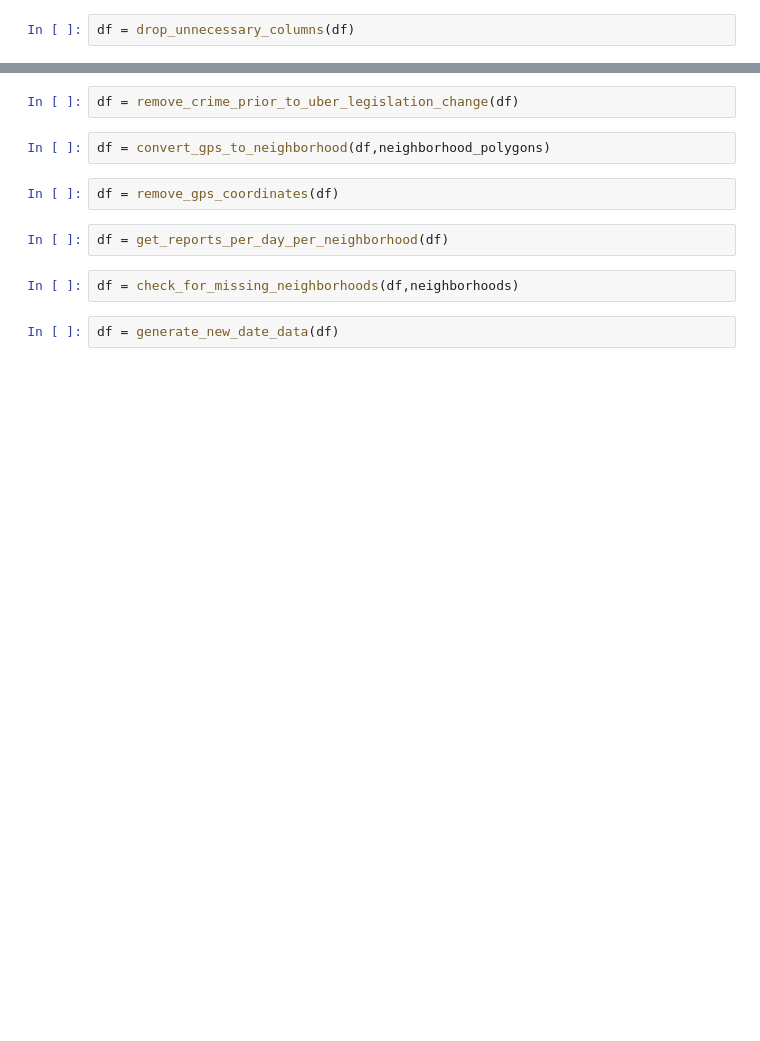
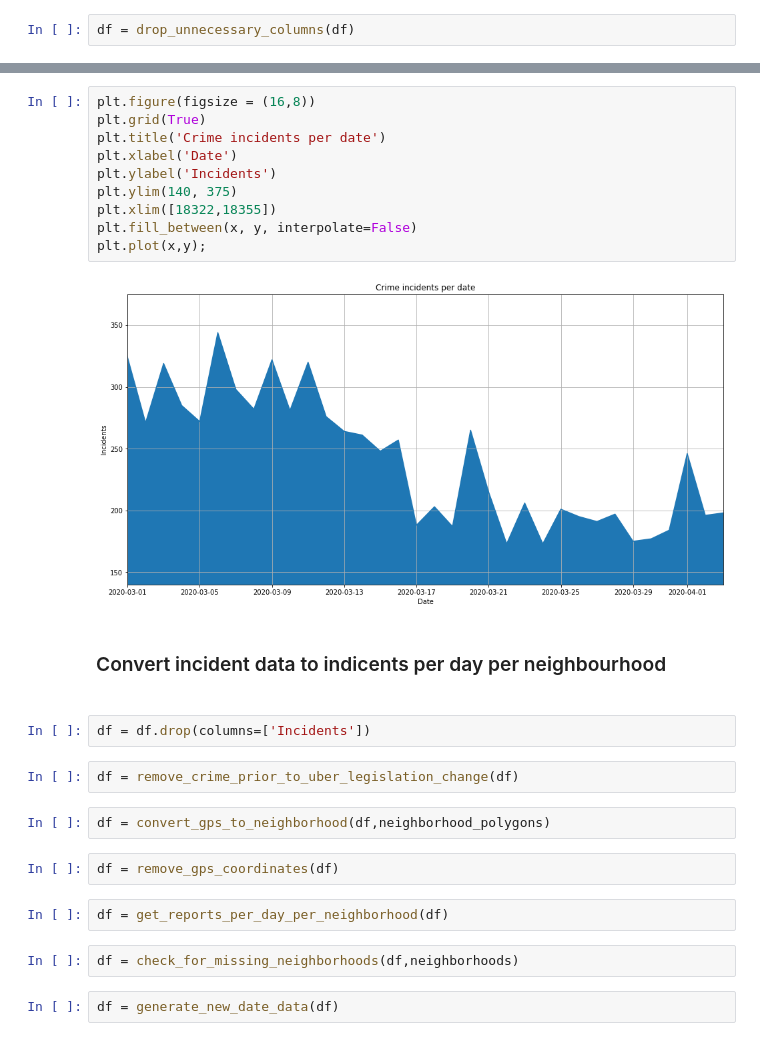
Before and after one commit to CBProgramming/CrimePrediction, a Jupyter notebook: 01 - Prepare SFPD data.ipynb, the cells around one changed output, grey strips where cells are left out. Saved outputs shown, nothing was run; the diff lists cells and outputs as text; blank space fills up the shorter version.

```diff
--- a/01 - Prepare SFPD data.ipynb
+++ b/01 - Prepare SFPD data.ipynb
@@ -257,3 +276,19 @@ Removing crimes categorised as:
+# %%
+plt.figure(figsize = (16,8))
+plt.grid(True)
+plt.title('Crime incidents per date')
+plt.xlabel('Date')
+plt.ylabel('Incidents')
+plt.ylim(140, 375)
+plt.xlim([18322,18355])
+plt.fill_between(x, y, interpolate=False)
+plt.plot(x,y);
+# %% [output]
+[figure, added]
+# %% [markdown]
+<h3> Convert incident data to indicents per day per neighbourhood<h3>
+# %%
+df = df.drop(columns=['Incidents'])
 # %%
 df = remove_crime_prior_to_uber_legislation_change(df)
 # %%
```
Also changed, not shown: parts of 50 cells of this notebook, 35 other files.
